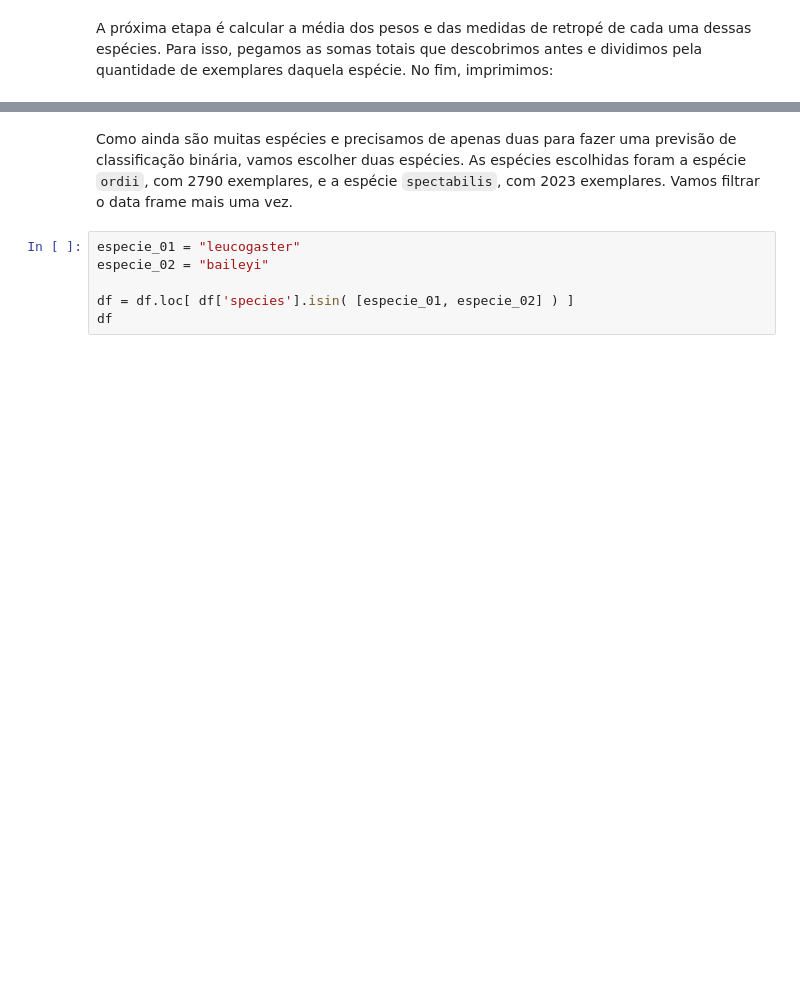
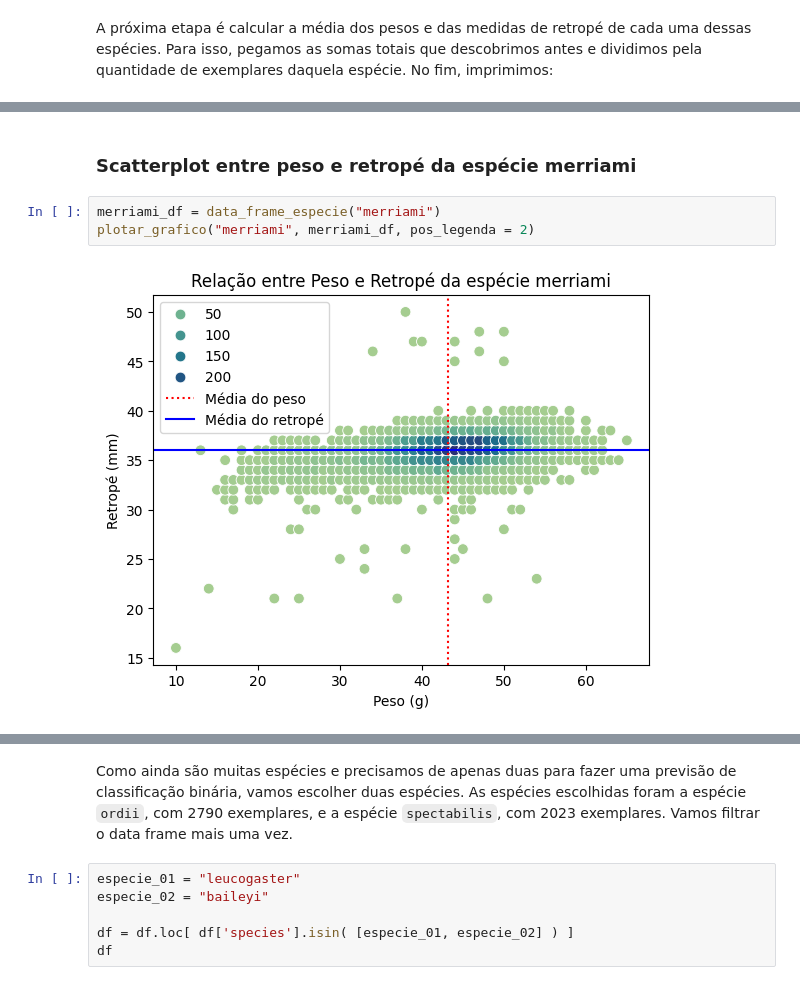
Before and after one commit to helocano/cubo-gelatinoso, a Jupyter notebook: CuboGelatinoso_HeloisaCano.ipynb, the cells around one changed output, grey strips where cells are left out. Drawn from its saved outputs; the diff is of its cells as text; blank space fills up the shorter version.

```diff
--- a/CuboGelatinoso_HeloisaCano.ipynb
+++ b/CuboGelatinoso_HeloisaCano.ipynb
@@ -436,0 +485,7 @@ RETROPÉ MÉDIO: 26 mm
+# %% [markdown]
+### Scatterplot entre peso e retropé da espécie merriami
+# %%
+merriami_df = data_frame_especie("merriami")
+plotar_grafico("merriami", merriami_df, pos_legenda = 2)
+# %% [output]
+[figure, added]
```
Also changed, not shown: parts of 40 cells of this notebook.
